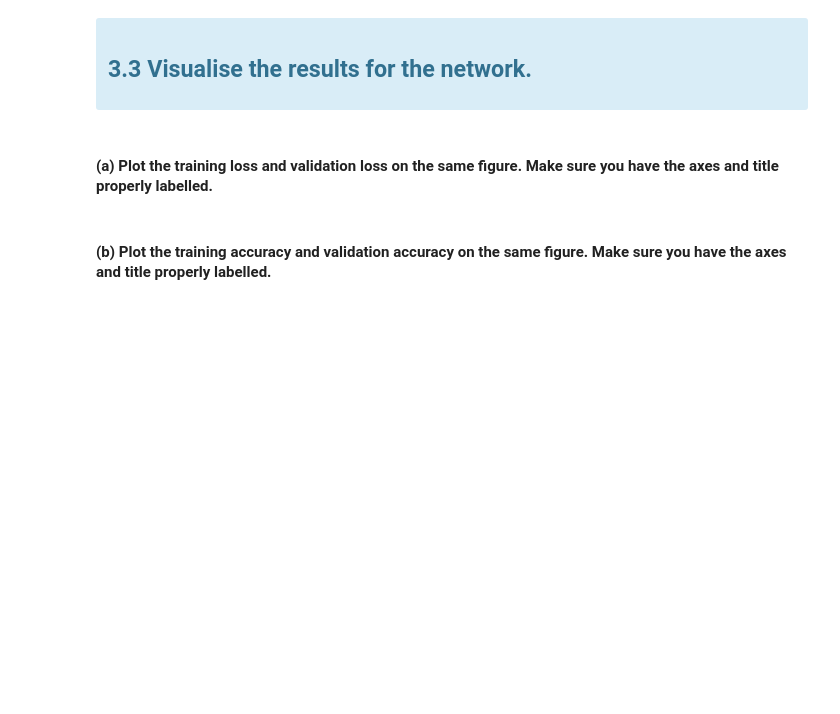
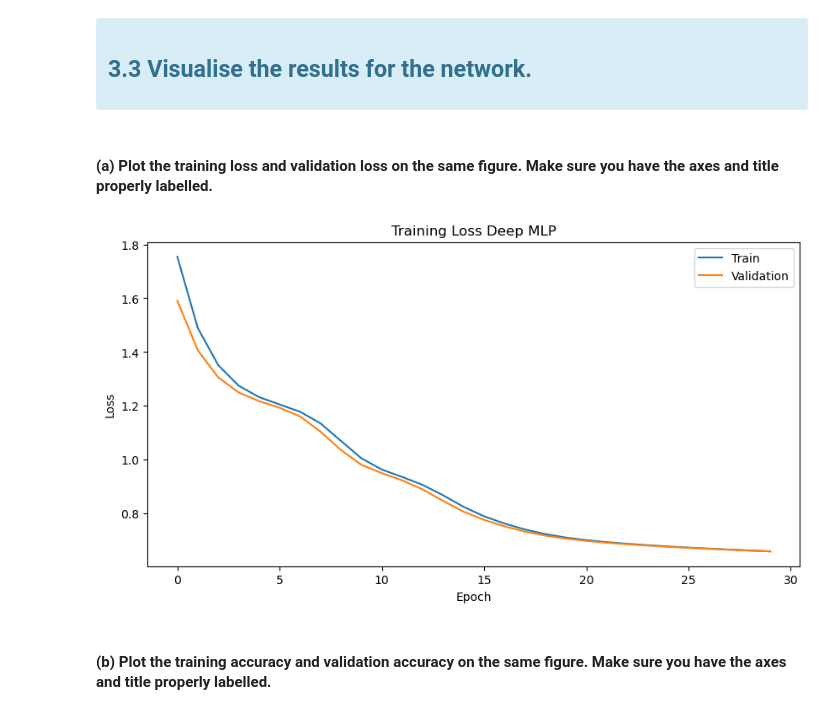
Before and after one commit to sqooid/ece4179-neural-networks, a Jupyter notebook: labs/lab-3/Lab3_2_CoverType.ipynb, the cells around one changed output. Cells and saved outputs as stored; diff of their text form; code cells hidden in the pictures; blank space fills up the shorter version.

Commit message:
run deep again

```diff
--- a/labs/lab-3/Lab3_2_CoverType.ipynb
+++ b/labs/lab-3/Lab3_2_CoverType.ipynb
@@ -1113,2 +1108,20 @@ plt.figure(figsize=(10, 5))
+# %%
+# read logs for 3
+metrics_task_3 = pd.read_csv("logs/deep/version_0/metrics.csv")
+metrics_task_3.set_index("epoch", inplace=True)
+metrics_task_3 = metrics_task_3.groupby(level=0).sum().drop("step", axis=1)
+# %%
+# Plot using matplotlib
+plt.figure(figsize=(10, 5))
+
+plt.plot(metrics_task_3["train_loss"][:-1])
+plt.plot(metrics_task_3["val_loss"][:-1])
+plt.title("Training Loss Deep MLP")
+plt.xlabel("Epoch")
+plt.ylabel("Loss")
+plt.legend(["Train", "Validation"])
+plt.show()
+# %% [output]
+[figure, added]
 # %% [markdown]
 #### (b) Plot the training accuracy and validation accuracy on the same figure. Make sure you have the axes and title properly labelled.
```
Also changed, not shown: parts of 14 cells of this notebook.
